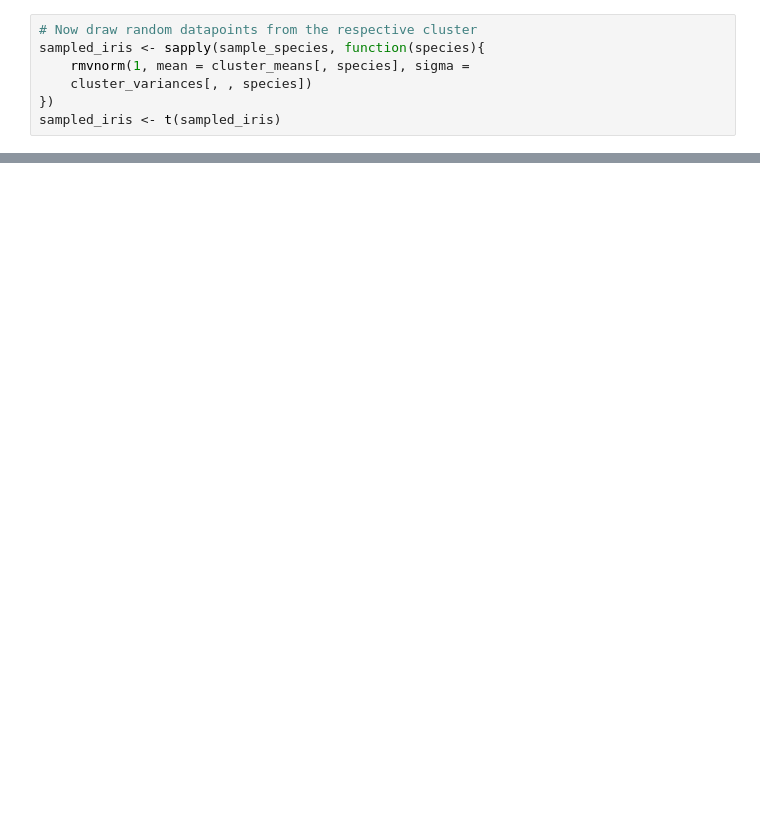
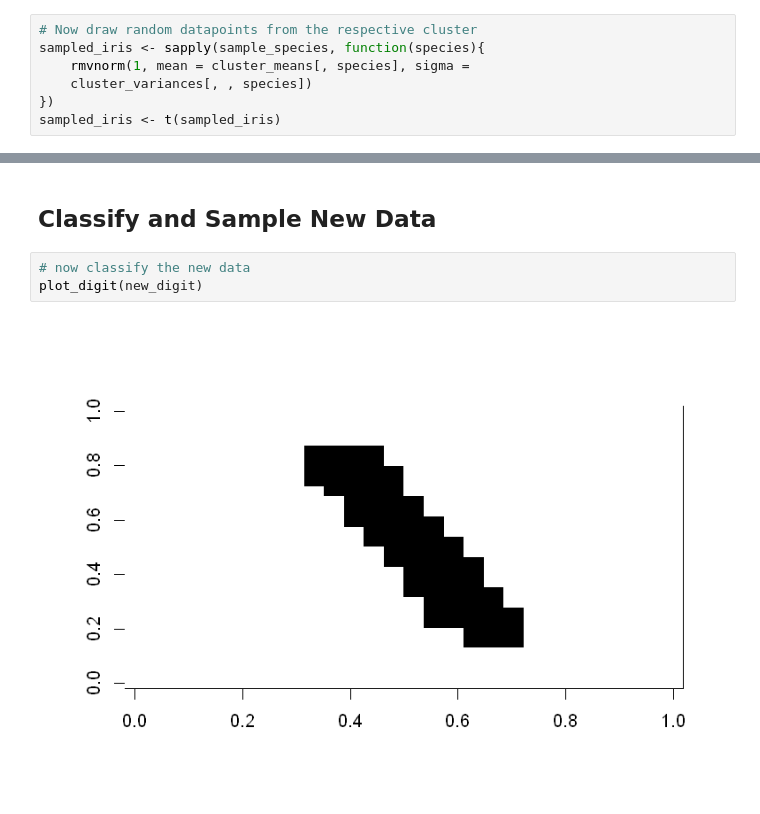
Before and after one commit to niruc100/Data-Science-With-R, a Jupyter notebook: Cluster Analysis.ipynb, the cells around one changed output, grey strips where cells are left out. Cells and saved outputs as stored; diff of their text form; blank space fills up the shorter version.

```diff
--- a/Cluster Analysis.ipynb
+++ b/Cluster Analysis.ipynb
@@ -342,0 +408,7 @@ xlab="Sepal Length", ylab='Sepal Width' ,main = "Sampled Iris from EM model")
+# %% [markdown]
+## Classify and Sample New Data
+# %%
+# now classify the new data
+plot_digit(new_digit)
+# %% [output]
+[figure, added]
```
Also changed, not shown: parts of 34 cells of this notebook.
